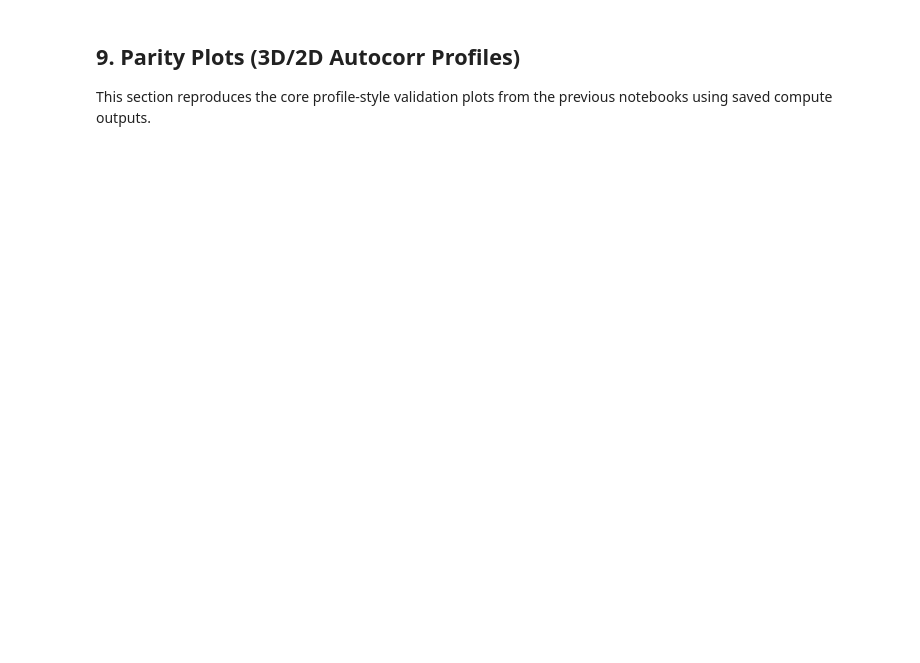
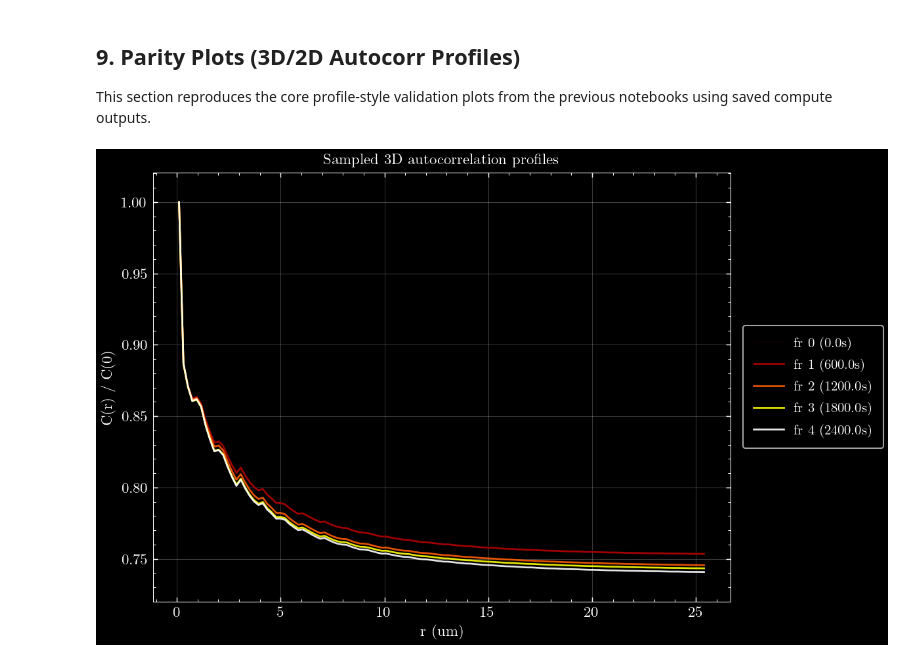
Before and after one commit to tomic1/master, a Jupyter notebook: analysis_unified.ipynb, the cells around one changed output. Saved outputs shown, nothing was run; the diff lists cells and outputs as text; code cells hidden in the pictures; blank space fills up the shorter version.

```diff
--- a/analysis_unified.ipynb
+++ b/analysis_unified.ipynb
@@ -242,31 +330,83 @@ This section reproduces the core profile-style validation plots from the previou
 ac3d_single_df = pd.read_parquet(expected_outputs['ac3d_single']) if expected_outputs['ac3d_single'].exists() else pd.DataFrame()
 ac2d_radial_df = pd.read_parquet(expected_outputs['ac2d_radial']) if expected_outputs['ac2d_radial'].exists() else pd.DataFrame()
 
+
+def _apply_data_limits(ax, x_vals, y_vals, x_pad_frac=0.05, y_pad_frac=0.08, x_lower=None, x_upper=None):
+    x = np.asarray(x_vals, dtype=float)
+    y = np.asarray(y_vals, dtype=float)
+    valid = np.isfinite(x) & np.isfinite(y)
+    if not np.any(valid):
+        return
+    x = x[valid]
+    y = y[valid]
+    x_min = float(np.nanmin(x))
+    x_max = float(np.nanmax(x))
+    y_min = float(np.nanmin(y))
+    y_max = float(np.nanmax(y))
+    if x_max > x_min:
+        x_pad = x_pad_frac * (x_max - x_min)
+        left = x_min - x_pad if x_lower is None else max(x_lower, x_min - x_pad)
+        right = x_max + x_pad if x_upper is None else min(x_upper, x_max + x_pad)
+        ax.set_xlim(left, right)
+    if y_max > y_min:
+        y_pad = y_pad_frac * (y_max - y_min)
+        ax.set_ylim(y_min - y_pad, y_max + y_pad)
+
+
+def _ordered_hot_colors(n: int):
+    if n <= 0:
+        return np.empty((0, 4))
+    cmap = plt.get_cmap('hot')
+    return np.array([cmap(i / max(1, n - 1)) for i in range(n)])
+
+
+def _legend_scale(fig):
+    width, height = fig.get_size_inches()
+    base = min(width, height)
+    fontsize = max(10, min(16, int(round(base * 1.4))))
+    return {
+        'fontsize': fontsize,
+        'title_fontsize': fontsize,
+        'handlelength': 2.2,
+        'labelspacing': 0.6,
+        'borderpad': 0.8,
+        'handletextpad': 0.7,
+        'columnspacing': 1.2,
+    }
+
+
 # 3D sampled autocorr profiles per sampled frame
 if len(ac3d_sampled_df):
     fig_prof3d, ax_prof3d = plt.subplots(figsize=(8, 5), dpi=150)
-    for fr, g in ac3d_sampled_df.groupby('frame', sort=True):
+    grouped_3d = list(ac3d_sampled_df.groupby('frame', sort=True))
+    colors_3d = _ordered_hot_colors(len(grouped_3d))
+    for (fr, g), color in zip(grouped_3d, colors_3d):
         g = g.sort_values('r_um')
         t_label = g['time_s'].iloc[0] if 'time_s' in g.columns else float(fr)
-        ax_prof3d.plot(g['r_um'].to_numpy(), g['corr'].to_numpy(), lw=1.2, alpha=0.8, label=f'fr {fr} ({t_label:.1f}s)')
+        ax_prof3d.plot(g['r_um'].to_numpy(), g['corr'].to_numpy(), lw=1.3, alpha=0.9, color=color, label=f'fr {fr} ({t_label:.1f}s)')
     ax_prof3d.set_xlabel('r (um)')
     ax_prof3d.set_ylabel('C(r) / C(0)')
     ax_prof3d.set_title('Sampled 3D autocorrelation profiles')
     ax_prof3d.grid(True, alpha=0.25)
-    ax_prof3d.legend(loc='upper right', fontsize='x-small', ncol=2)
+    ax_prof3d.legend(loc='center left', bbox_to_anchor=(1.01, 0.5), frameon=True, **_legend_scale(fig_prof3d))
+    fig_prof3d.subplots_adjust(right=0.72)
+    _apply_data_limits(ax_prof3d, ac3d_sampled_df['r_um'], ac3d_sampled_df['corr'])
     plt.tight_layout()
     plt.show()
 
     fig_prof3d.savefig(plot_dir / f"{dataset_id}_sampled_autocorr_profiles_black.pdf", dpi=150, bbox_inches='tight')
     with plt.style.context('default'):
         fig_w, ax_w = plt.subplots(figsize=(8, 5), dpi=150)
-        for fr, g in ac3d_sampled_df.groupby('frame', sort=True):
+        for (fr, g), color in zip(grouped_3d, colors_3d):
             g = g.sort_values('r_um')
-            ax_w.plot(g['r_um'].to_numpy(), g['corr'].to_numpy(), lw=1.2, alpha=0.8)
+            ax_w.plot(g['r_um'].to_numpy(), g['corr'].to_numpy(), lw=1.3, alpha=0.9, color=color)
         ax_w.set_xlabel('r (um)')
         ax_w.set_ylabel('C(r) / C(0)')
         ax_w.set_title('Sampled 3D autocorrelation profiles')
         ax_w.grid(True, alpha=0.25)
+        ax_w.legend(loc='center left', bbox_to_anchor=(1.01, 0.5), frameon=True, **_legend_scale(fig_w))
+        fig_w.subplots_adjust(right=0.72)
+        _apply_data_limits(ax_w, ac3d_sampled_df['r_um'], ac3d_sampled_df['corr'])
         fig_w.savefig(plot_dir / f"{dataset_id}_sampled_autocorr_profiles_white.pdf", dpi=150, bbox_inches='tight')
         plt.close(fig_w)
 else:
@@ -275,28 +415,35 @@ else:
 # 2D sampled autocorr profiles per sampled frame
 if len(ac2d_sampled_df):
     fig_prof2d, ax_prof2d = plt.subplots(figsize=(8, 5), dpi=150)
-    for fr, g in ac2d_sampled_df.groupby('frame', sort=True):
+    grouped_2d = list(ac2d_sampled_df.groupby('frame', sort=True))
+    colors_2d = _ordered_hot_colors(len(grouped_2d))
+    for (fr, g), color in zip(grouped_2d, colors_2d):
         g = g.sort_values('r_um')
         t_label = g['time_s'].iloc[0] if 'time_s' in g.columns else float(fr)
-        ax_prof2d.plot(g['r_um'].to_numpy(), g['corr'].to_numpy(), lw=1.2, alpha=0.8, label=f'fr {fr} ({t_label:.1f}s)')
+        ax_prof2d.plot(g['r_um'].to_numpy(), g['corr'].to_numpy(), lw=1.3, alpha=0.9, color=color, label=f'fr {fr} ({t_label:.1f}s)')
     ax_prof2d.set_xlabel('r (um)')
     ax_prof2d.set_ylabel('C(r) / C(0)')
     ax_prof2d.set_title('Sampled 2D autocorrelation profiles')
     ax_prof2d.grid(True, alpha=0.25)
-    ax_prof2d.legend(loc='upper right', fontsize='x-small', ncol=2)
+    ax_prof2d.legend(loc='center left', bbox_to_anchor=(1.01, 0.5), frameon=True, **_legend_scale(fig_prof2d))
+    fig_prof2d.subplots_adjust(right=0.72)
+    _apply_data_limits(ax_prof2d, ac2d_sampled_df['r_um'], ac2d_sampled_df['corr'])
     plt.tight_layout()
     plt.show()
 
     fig_prof2d.savefig(plot_dir / f"{dataset_id}_sampled_2d_autocorr_profiles_black.pdf", dpi=150, bbox_inches='tight')
     with plt.style.context('default'):
         fig_w2, ax_w2 = plt.subplots(figsize=(8, 5), dpi=150)
-        for _, g in ac2d_sampled_df.groupby('frame', sort=True):
+        for (fr, g), color in zip(grouped_2d, colors_2d):
             g = g.sort_values('r_um')
-            ax_w2.plot(g['r_um'].to_numpy(), g['corr'].to_numpy(), lw=1.2, alpha=0.8)
+            ax_w2.plot(g['r_um'].to_numpy(), g['corr'].to_numpy(), lw=1.3, alpha=0.9, color=color)
         ax_w2.set_xlabel('r (um)')
         ax_w2.set_ylabel('C(r) / C(0)')
         ax_w2.set_title('Sampled 2D autocorrelation profiles')
         ax_w2.grid(True, alpha=0.25)
+        ax_w2.legend(loc='center left', bbox_to_anchor=(1.01, 0.5), frameon=True, **_legend_scale(fig_w2))
+        fig_w2.subplots_adjust(right=0.72)
+        _apply_data_limits(ax_w2, ac2d_sampled_df['r_um'], ac2d_sampled_df['corr'])
         fig_w2.savefig(plot_dir / f"{dataset_id}_sampled_2d_autocorr_profiles_white.pdf", dpi=150, bbox_inches='tight')
         plt.close(fig_w2)
 else:
@@ -306,41 +453,45 @@ else:
 if len(ac3d_single_df):
     fig_s3d, ax_s3d = plt.subplots(figsize=(7, 4), dpi=150)
     g3 = ac3d_single_df.sort_values('r_um')
-    ax_s3d.plot(g3['r_um'].to_numpy(), g3['corr'].to_numpy(), marker='.', lw=1.5, color='#58a6ff')
+    ax_s3d.plot(g3['r_um'].to_numpy(), g3['corr'].to_numpy(), marker='.', lw=1.5, color=plt.get_cmap('hot')(0.72))
     ax_s3d.set_xlabel('r (um)')
     ax_s3d.set_ylabel('C(r) / C(0)')
     ax_s3d.set_title('Single-frame 3D autocorrelation')
     ax_s3d.grid(True, alpha=0.25)
+    _apply_data_limits(ax_s3d, g3['r_um'], g3['corr'])
     plt.tight_layout()
     plt.show()
 
 if len(ac2d_radial_df):
     fig_r2d, ax_r2d = plt.subplots(figsize=(7, 4), dpi=150)
     g2 = ac2d_radial_df.sort_values('r_um')
-    ax_r2d.plot(g2['r_um'].to_numpy(), g2['corr'].to_numpy(), marker='.', lw=1.5, color='#6fb4ff')
+    ax_r2d.plot(g2['r_um'].to_numpy(), g2['corr'].to_numpy(), marker='.', lw=1.5, color=plt.get_cmap('hot')(0.72))
     ax_r2d.set_xlabel('r (um)')
     ax_r2d.set_ylabel('C(r) / C(0)')
     ax_r2d.set_title('Single-frame radial 2D autocorrelation')
     ax_r2d.grid(True, alpha=0.25)
+    _apply_data_limits(ax_r2d, g2['r_um'], g2['corr'])
     plt.tight_layout()
     plt.show()
 
 # Persist summary table and artifact manifest for reproducibility
 metrics_out = derived_dir / 'core_metrics_summary.parquet'
 metrics_df.to_parquet(metrics_out, index=False)
 
 artifacts_df = pd.DataFrame(
     {
         'artifact': list(expected_outputs.keys()),
         'exists': [p.exists() for p in expected_outputs.values()],
         'path': [str(p) for p in expected_outputs.values()],
     }
 )
 artifacts_out = derived_dir / 'core_artifacts_manifest.parquet'
 artifacts_df.to_parquet(artifacts_out, index=False)
 
 print('Saved metrics to', metrics_out)
 print('Saved artifact manifest to', artifacts_out)
 print('Output directory:', derived_dir)
 print('Plot directory:', plot_dir)
 display(artifacts_df)
+# %% [output]
+[figure, added]
```
Also changed, not shown: parts of 9 cells of this notebook.
